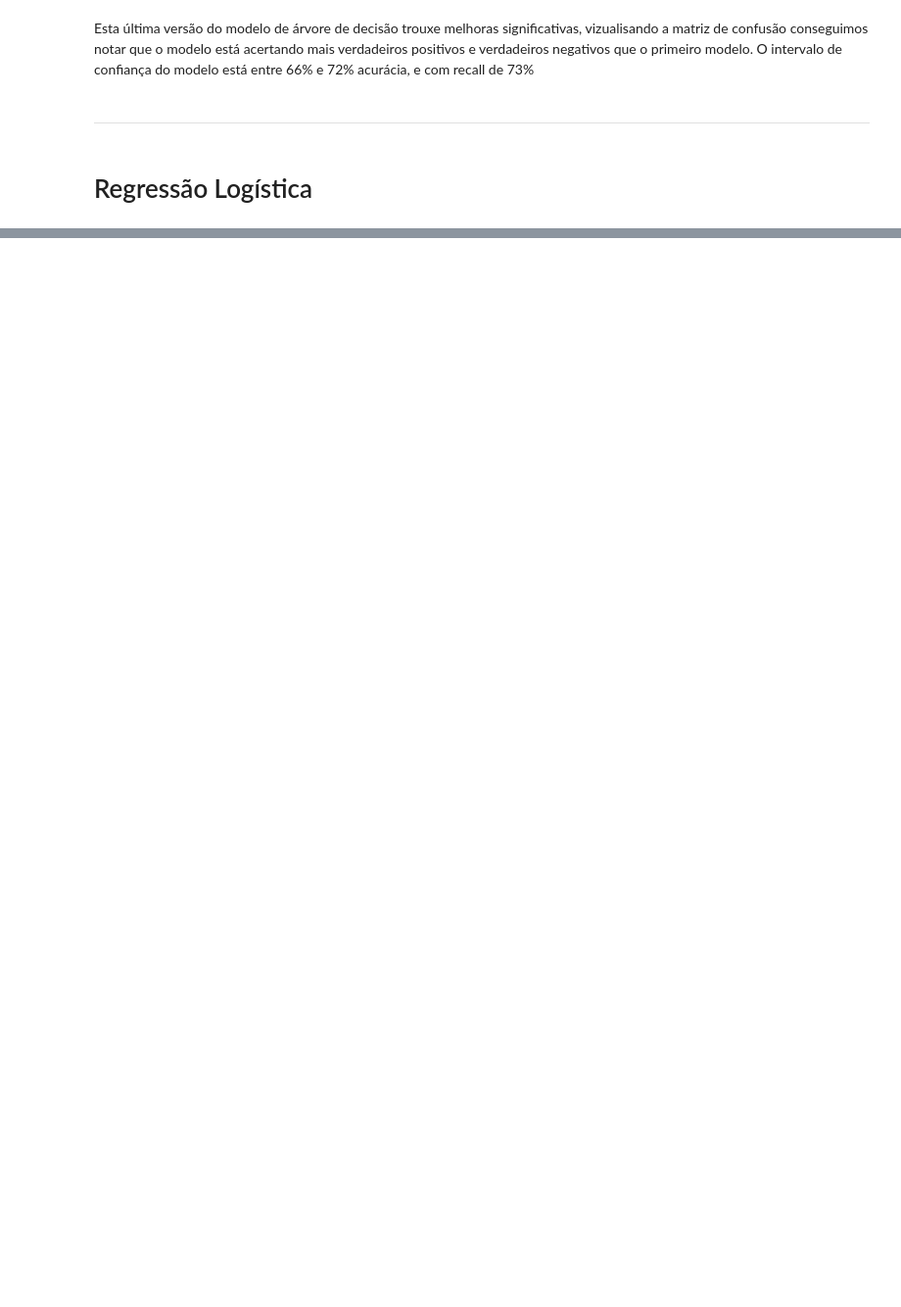
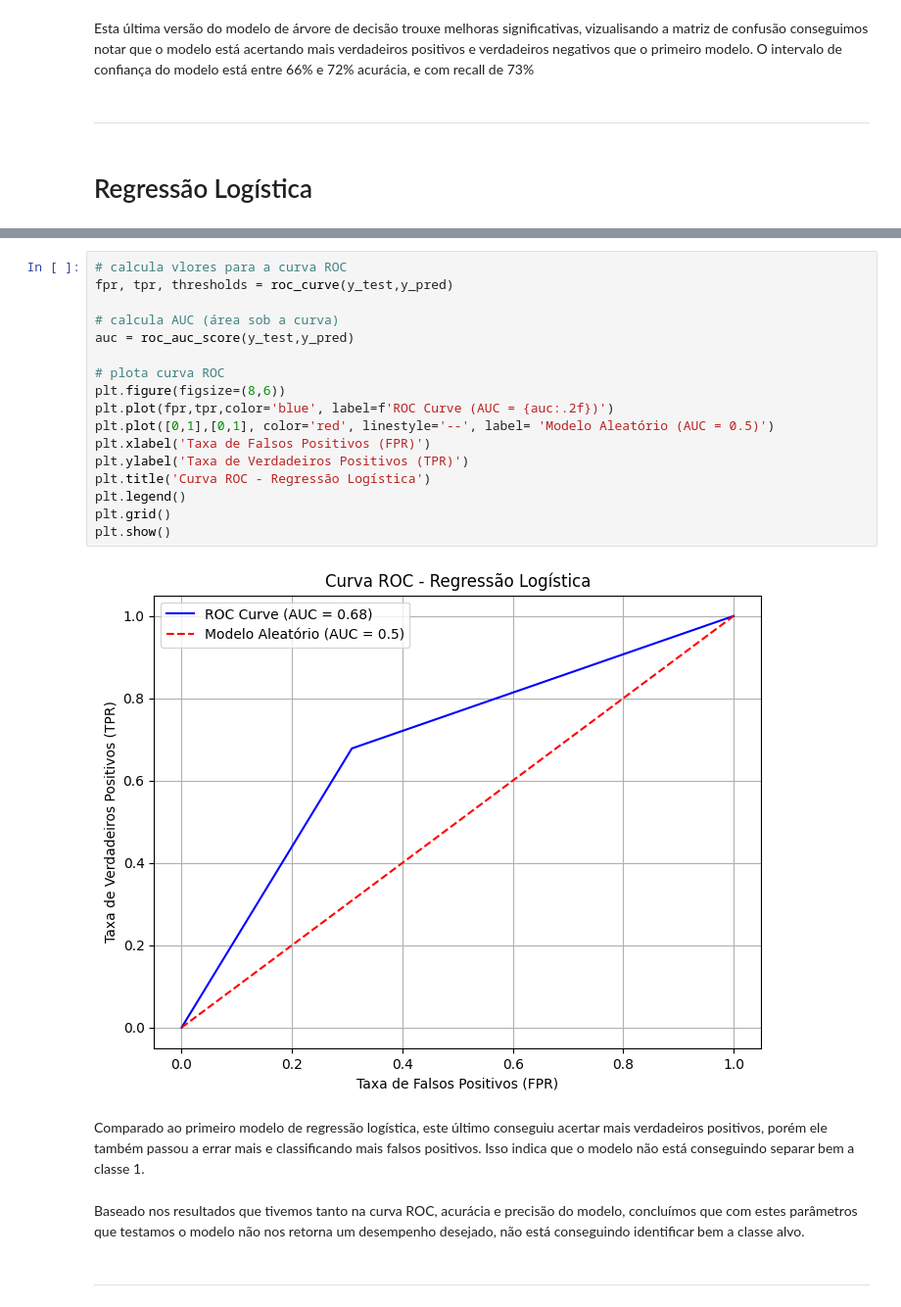
Before and after one commit to DieGod-DS/Wine_2.0, a Jupyter notebook: code/2.Modeling.ipynb, the cells around one changed output, grey strips where cells are left out. Shown at 98% size. Cells and saved outputs as stored; diff of their text form; blank space fills up the shorter version.

```diff
--- a/code/2.Modeling.ipynb
+++ b/code/2.Modeling.ipynb
@@ -491,0 +652,25 @@ lr_grid_search.best_params_
+# %%
+# calcula vlores para a curva ROC
+fpr, tpr, thresholds = roc_curve(y_test,y_pred)
+
+# calcula AUC (área sob a curva)
+auc = roc_auc_score(y_test,y_pred)
+
+# plota curva ROC
+plt.figure(figsize=(8,6))
+plt.plot(fpr,tpr,color='blue', label=f'ROC Curve (AUC = {auc:.2f})')
+plt.plot([0,1],[0,1], color='red', linestyle='--', label= 'Modelo Aleatório (AUC = 0.5)')
+plt.xlabel('Taxa de Falsos Positivos (FPR)')
+plt.ylabel('Taxa de Verdadeiros Positivos (TPR)')
+plt.title('Curva ROC - Regressão Logística')
+plt.legend()
+plt.grid()
+plt.show()
+# %% [output]
+[figure, added]
+# %% [markdown]
+Comparado ao primeiro modelo de regressão logística, este último conseguiu acertar mais verdadeiros positivos, porém ele também passou a errar mais e classificando mais falsos positivos. Isso indica que o modelo não está conseguindo separar bem a classe 1.
+# %% [markdown]
+Baseado nos resultados que tivemos tanto na curva ROC, acurácia e precisão do modelo, concluímos que com estes parâmetros que testamos o modelo não nos retorna um desempenho desejado, não está conseguindo identificar bem a classe alvo.
+# %% [markdown]
+____
```
Also changed, not shown: parts of 54 cells of this notebook.
